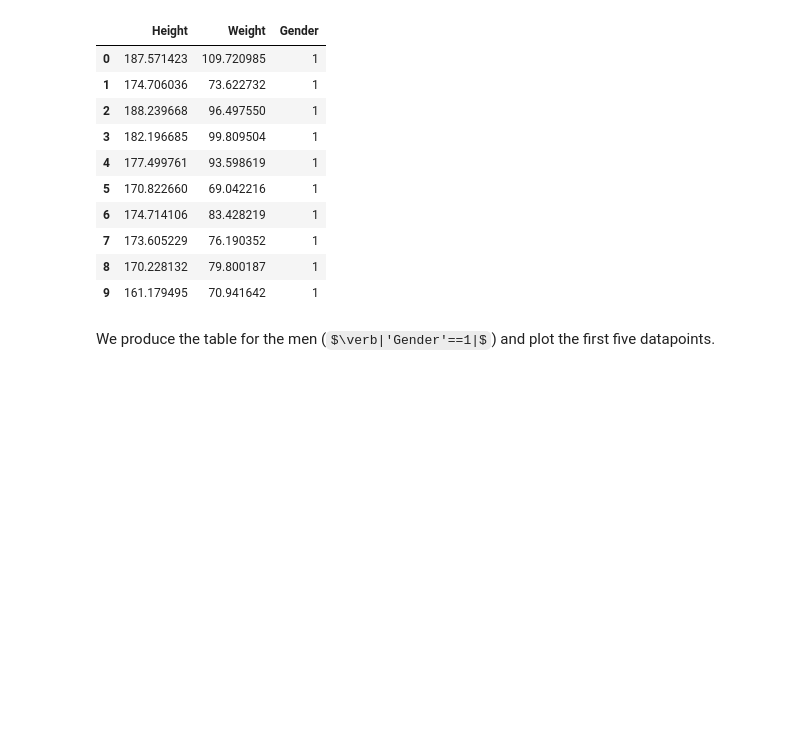
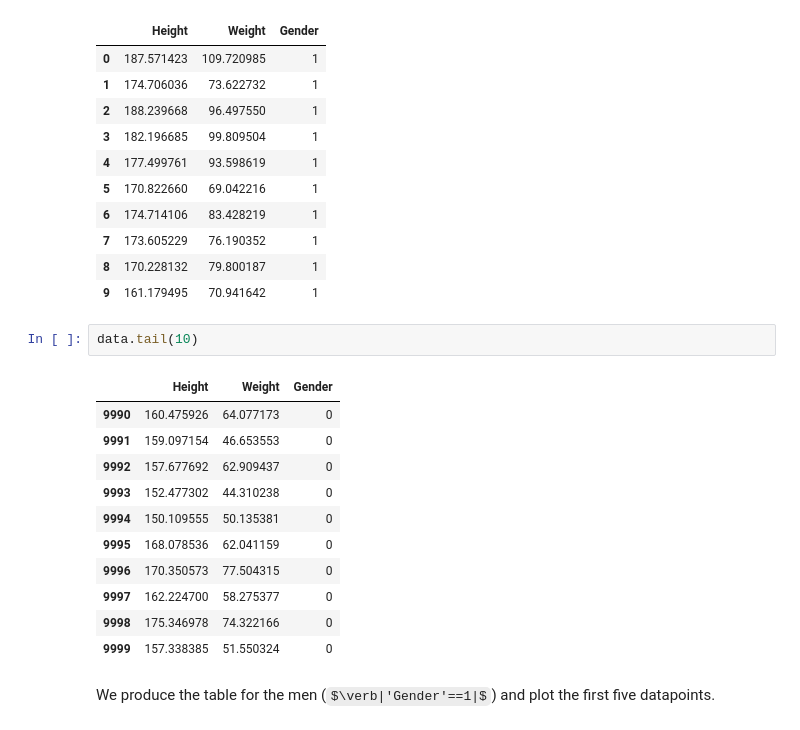
Before and after one commit to WelfLowe/ML4non-programmers, a Jupyter notebook: AI_Technology_Introduction.ipynb, the cells around one changed output. Cells and saved outputs as stored; diff of their text form; some formulas as TeX source; blank space fills up the shorter version.

```diff
--- a/AI_Technology_Introduction.ipynb
+++ b/AI_Technology_Introduction.ipynb
@@ -41,6 +41,20 @@ data.head(10)
 | 7 | 173.605229 | 76.190352 | 1 |
 | 8 | 170.228132 | 79.800187 | 1 |
 | 9 | 161.179495 | 70.941642 | 1 |
+# %%
+data.tail(10)
+# %% [output]
+|  | Height | Weight | Gender |
+| 9990 | 160.475926 | 64.077173 | 0 |
+| 9991 | 159.097154 | 46.653553 | 0 |
+| 9992 | 157.677692 | 62.909437 | 0 |
+| 9993 | 152.477302 | 44.310238 | 0 |
+| 9994 | 150.109555 | 50.135381 | 0 |
+| 9995 | 168.078536 | 62.041159 | 0 |
+| 9996 | 170.350573 | 77.504315 | 0 |
+| 9997 | 162.224700 | 58.275377 | 0 |
+| 9998 | 175.346978 | 74.322166 | 0 |
+| 9999 | 157.338385 | 51.550324 | 0 |
 # %% [markdown]
 We produce the table for the men ($\verb|'Gender'==1|$) and plot the first five datapoints.
 # %%
```
Also changed, not shown: parts of 2 cells of this notebook.
